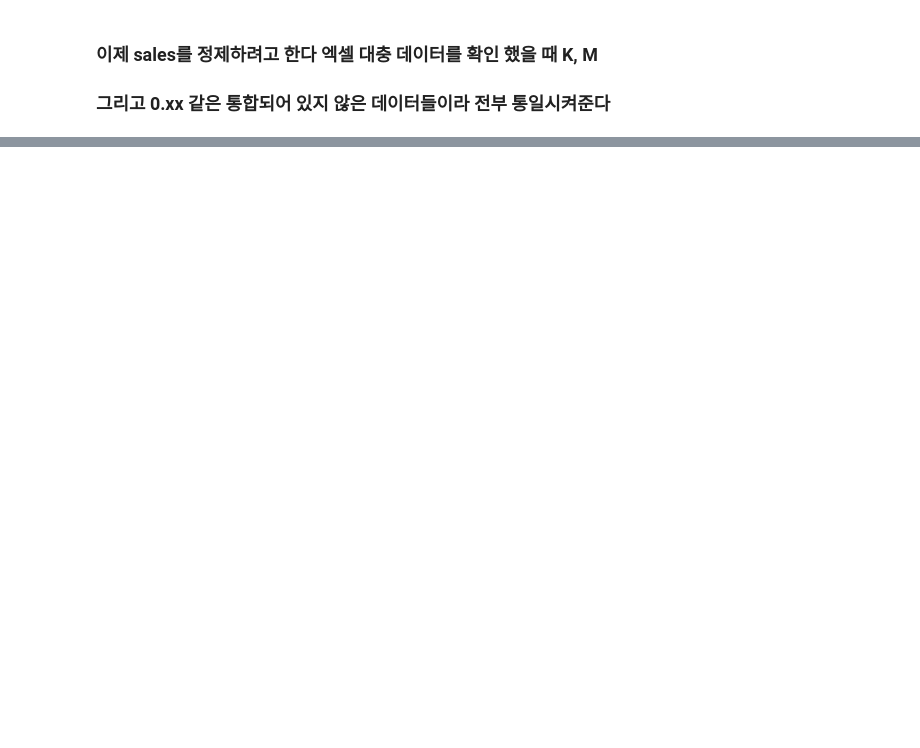
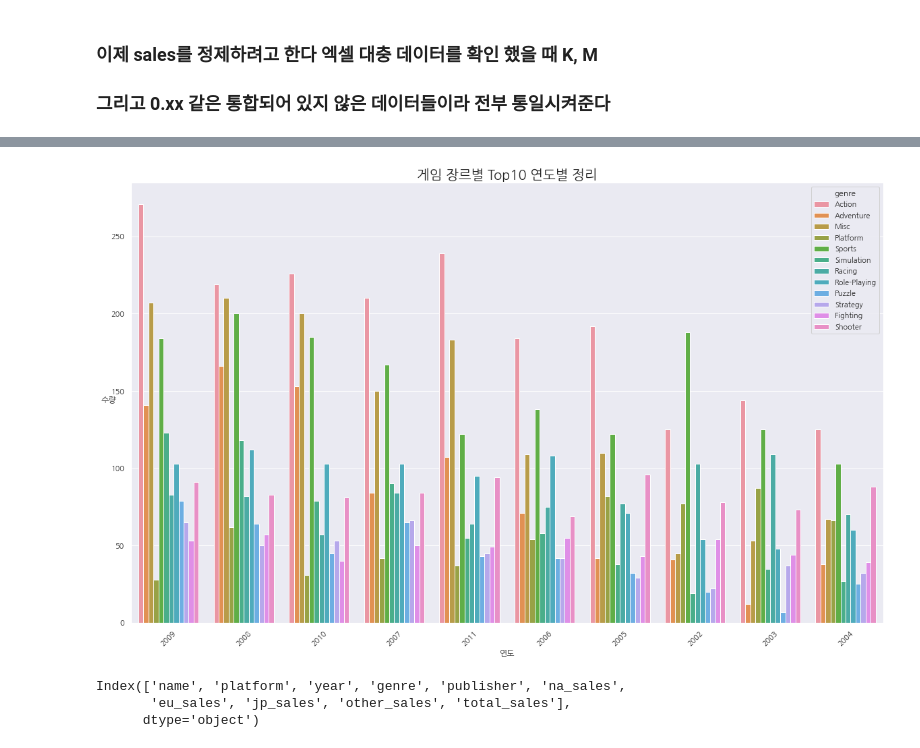
Before and after one commit to sungjin-kim-data/vgames2_data, a Jupyter notebook: vgames2_data.ipynb, the cells around one changed output, grey strips where cells are left out. Cells and saved outputs as stored; diff of their text form; code cells hidden in the pictures; blank space fills up the shorter version.

```diff
--- a/vgames2_data.ipynb
+++ b/vgames2_data.ipynb
@@ -170,8 +636,16 @@ plt.show()
 # %%
-plt.figure(figsize=(30, 10))
+plt.figure(figsize=(20, 12))
 sns.countplot(x="year", data=gd1, hue='genre', order=gd1.year.value_counts().iloc[:10].index)
 plt.title('게임 장르별 Top10 연도별 정리', fontsize=20)
 plt.xlabel('연도')
 plt.ylabel('수량', rotation=0)
-plt.xticks(rotation=90)
+plt.xticks(rotation=45)
 plt.show()
+# %% [output]
+[figure, added]
+# %%
+gd1.columns
+# %% [output]
+Index(['name', 'platform', 'year', 'genre', 'publisher', 'na_sales',
+       'eu_sales', 'jp_sales', 'other_sales', 'total_sales'],
+      dtype='object')
```
Also changed, not shown: parts of 72 cells of this notebook.
